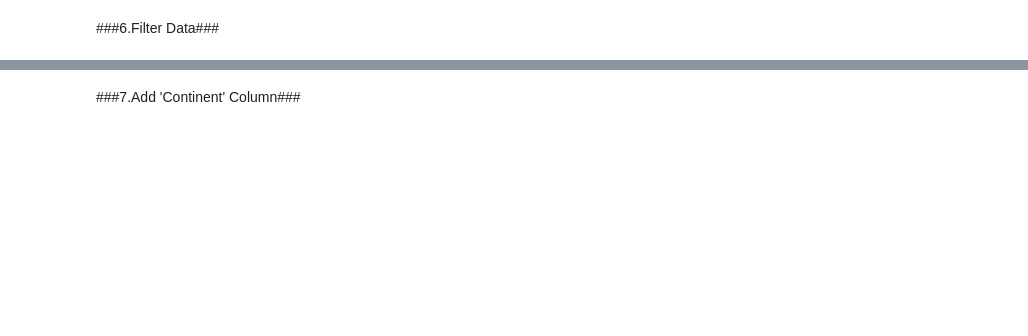
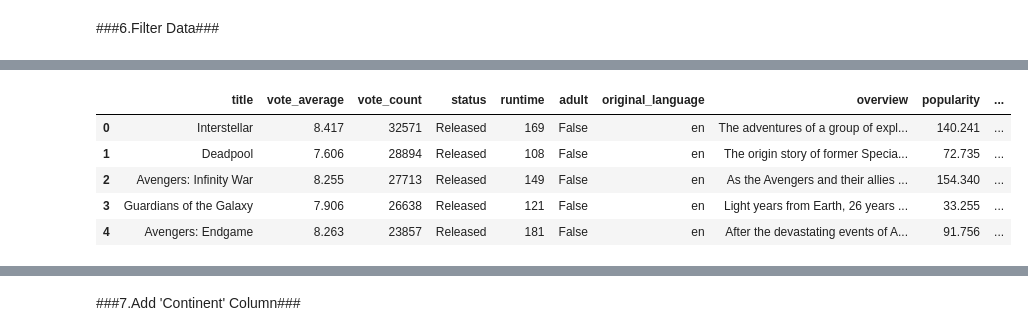
Before and after one commit to bonniyang/ba820, a Jupyter notebook: BA820_TeamProject.ipynb, the cells around one changed output, grey strips where cells are left out. Saved outputs shown, nothing was run; the diff lists cells and outputs as text; code cells hidden in the pictures; blank space fills up the shorter version.

```diff
--- a/BA820_TeamProject.ipynb
+++ b/BA820_TeamProject.ipynb
@@ -174 +112,11 @@ df
+# %%
+# Examine the preprocessed dataset
+df.head()
+# %% [output]
+|  | title | vote_average | vote_count | status | runtime | adult | original_language | overview | popularity | ... |
+| 0 | Interstellar | 8.417 | 32571 | Released | 169 | False | en | The adventures of a group of expl... | 140.241 | ... |
+| 1 | Deadpool | 7.606 | 28894 | Released | 108 | False | en | The origin story of former Specia... | 72.735 | ... |
+| 2 | Avengers: Infinity War | 8.255 | 27713 | Released | 149 | False | en | As the Avengers and their allies ... | 154.340 | ... |
+| 3 | Guardians of the Galaxy | 7.906 | 26638 | Released | 121 | False | en | Light years from Earth, 26 years ... | 33.255 | ... |
+| 4 | Avengers: Endgame | 8.263 | 23857 | Released | 181 | False | en | After the devastating events of A... | 91.756 | ... |
 # %%
```
Also changed, not shown: parts of 71 cells of this notebook.
